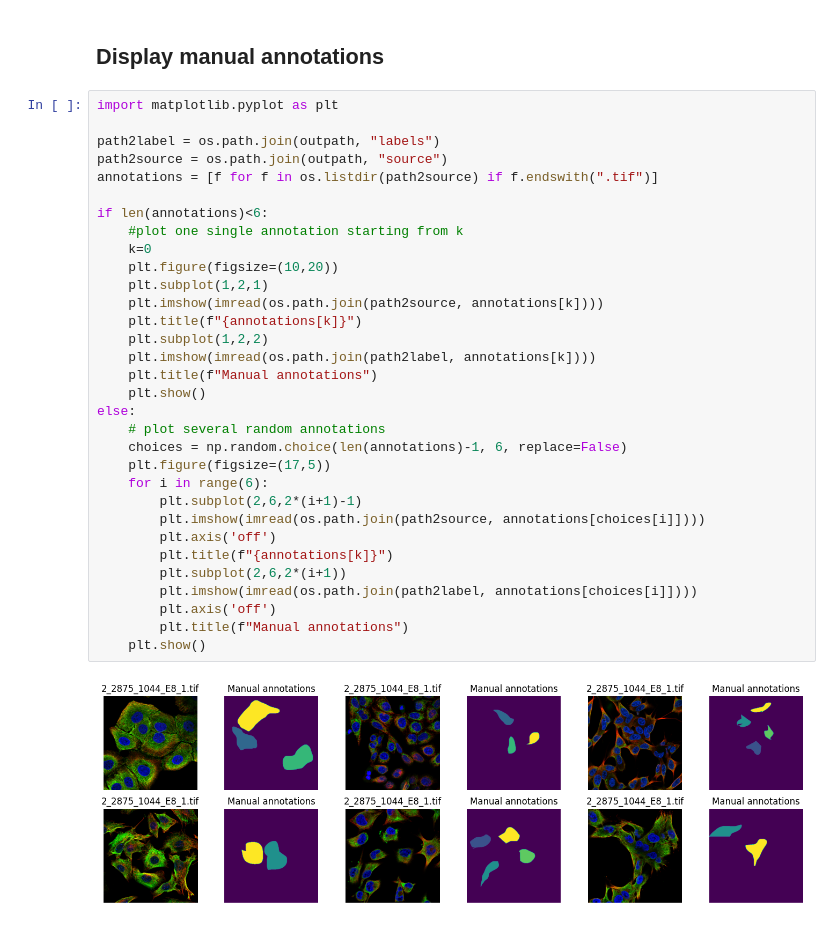
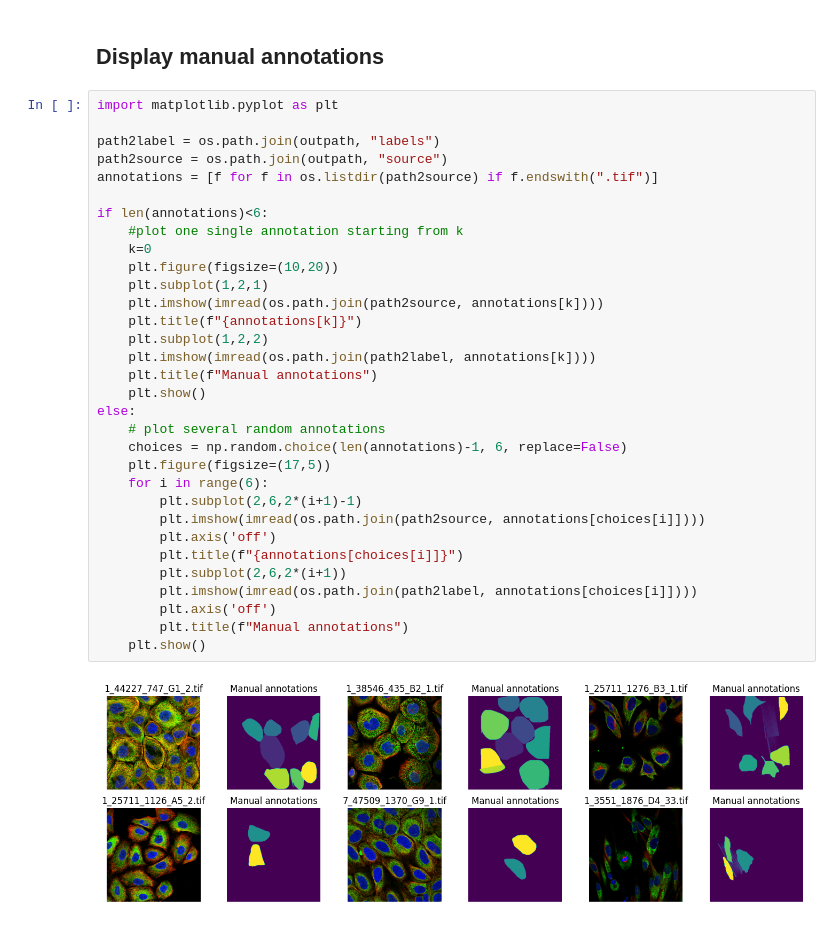
Before and after one commit to bioimage-io/bioimageio-colab, a Jupyter notebook: notebooks/BioImageIOCrowdSourcing.ipynb, the cells around one changed output. Cells and saved outputs as stored; diff of their text form.

```diff
--- a/notebooks/BioImageIOCrowdSourcing.ipynb
+++ b/notebooks/BioImageIOCrowdSourcing.ipynb
@@ -119,32 +123,32 @@ import matplotlib.pyplot as plt
 
 path2label = os.path.join(outpath, "labels")
 path2source = os.path.join(outpath, "source")
 annotations = [f for f in os.listdir(path2source) if f.endswith(".tif")]
 
 if len(annotations)<6:
     #plot one single annotation starting from k
     k=0
     plt.figure(figsize=(10,20))
     plt.subplot(1,2,1)
     plt.imshow(imread(os.path.join(path2source, annotations[k])))
     plt.title(f"{annotations[k]}")
     plt.subplot(1,2,2)
     plt.imshow(imread(os.path.join(path2label, annotations[k])))
     plt.title(f"Manual annotations")
     plt.show()
 else:
     # plot several random annotations
     choices = np.random.choice(len(annotations)-1, 6, replace=False)
     plt.figure(figsize=(17,5))
     for i in range(6):
         plt.subplot(2,6,2*(i+1)-1)
         plt.imshow(imread(os.path.join(path2source, annotations[choices[i]])))
         plt.axis('off')
-        plt.title(f"{annotations[k]}")
+        plt.title(f"{annotations[choices[i]]}")
         plt.subplot(2,6,2*(i+1))
         plt.imshow(imread(os.path.join(path2label, annotations[choices[i]])))
         plt.axis('off')
         plt.title(f"Manual annotations")
     plt.show()
 # %% [output]
-[figure, old version]
+[figure, new version]
```
Also changed, not shown: parts of 2 cells of this notebook.
